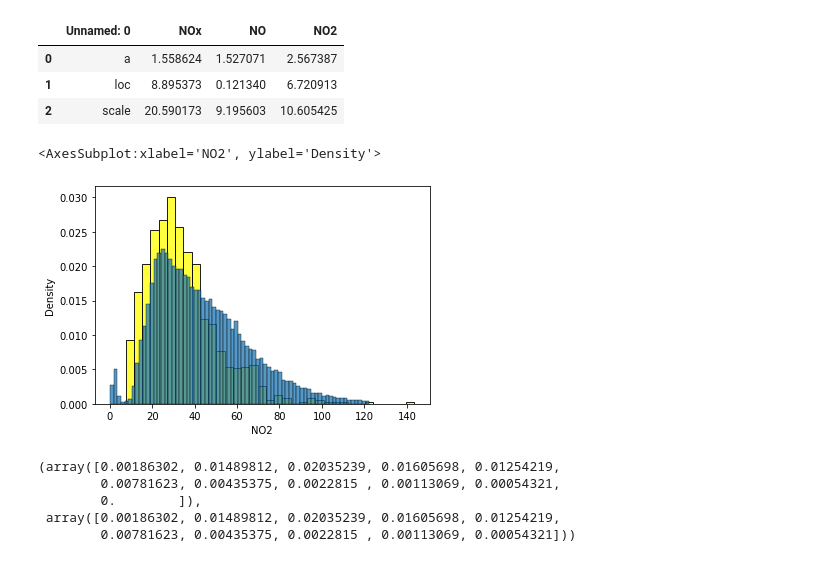
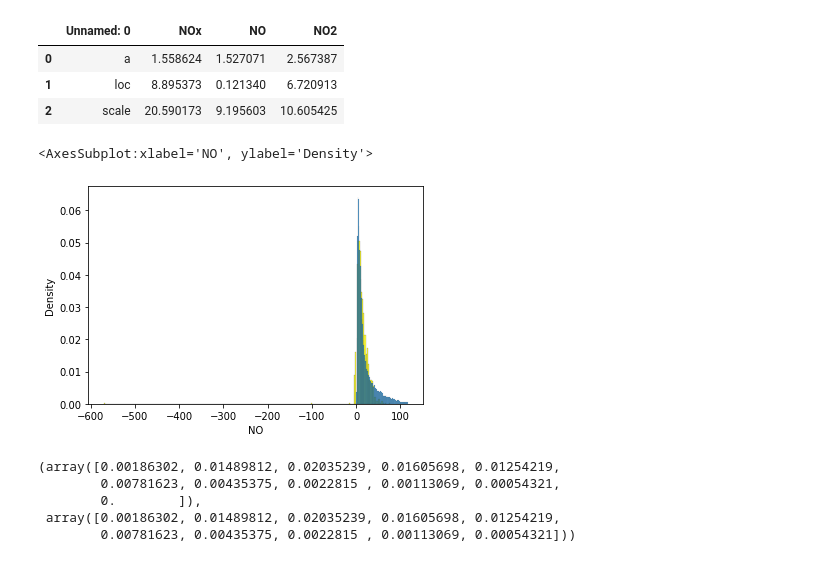
Before and after one commit to RyazMax/Methods-and-models-of-Multivaritate-analysis, a Jupyter notebook: 3.ipynb, the cells around one changed output. Saved outputs shown, nothing was run; the diff lists cells and outputs as text; code cells hidden in the pictures.

```diff
--- a/3.ipynb
+++ b/3.ipynb
@@ -79,3 +79,6 @@ continues_fields = features[2:]
 continues_fields
 # %% [output]
 ['NO', 'CO', 'NO2', 'O3', 'NOx', 'Benzene', 'Toluene', 'AQI', 'PM2.5', 'NH3']
+# %%
+df_cont = df[continues_fields]
+df_cont.head()
@@ -132,10 +142,3 @@ params.head()
 | 0 | a | 1.558624 | 1.527071 | 2.567387 |
 | 1 | loc | 8.895373 | 0.121340 | 6.720913 |
 | 2 | scale | 20.590173 | 9.195603 | 10.605425 |
-# %%
-sampled = stats.gamma.rvs(*params['NO2'], 1000)
-sns.histplot(sampled, stat='density', color='yellow')
-sns.histplot(df_cont['NO2'], stat='density')
-# %% [output]
-<AxesSubplot:xlabel='NO2', ylabel='Density'>
-[figure, removed]
@@ -142,3 +147,18 @@ sns.histplot(df_cont['NO2'], stat='density')
+# %%
+def inv_cdf(p, cdf, x0, x1):
+    res = optimize.root_scalar(lambda x: cdf(x) - p, x0=x0, x1=x1)
+    return res.root
+# %%
+uniform_x = np.random.random(1000)
+field = 'NO'
+sampled = np.array([inv_cdf(p, lambda x: stats.gamma.cdf(x, *params[field]), 10, 20) for p in uniform_x])
+sampled
+#sampled = stats.gamma.ppf(uniform_x, *params[field])
+sns.histplot(sampled, stat='density', color='yellow')
+sns.histplot(df_cont[field], stat='density')
+# %% [output]
+<AxesSubplot:xlabel='NO', ylabel='Density'>
+[figure, added]
 # %%
 from scipy.interpolate import interp1d
 
```
Also changed, not shown: parts of 22 cells of this notebook.
